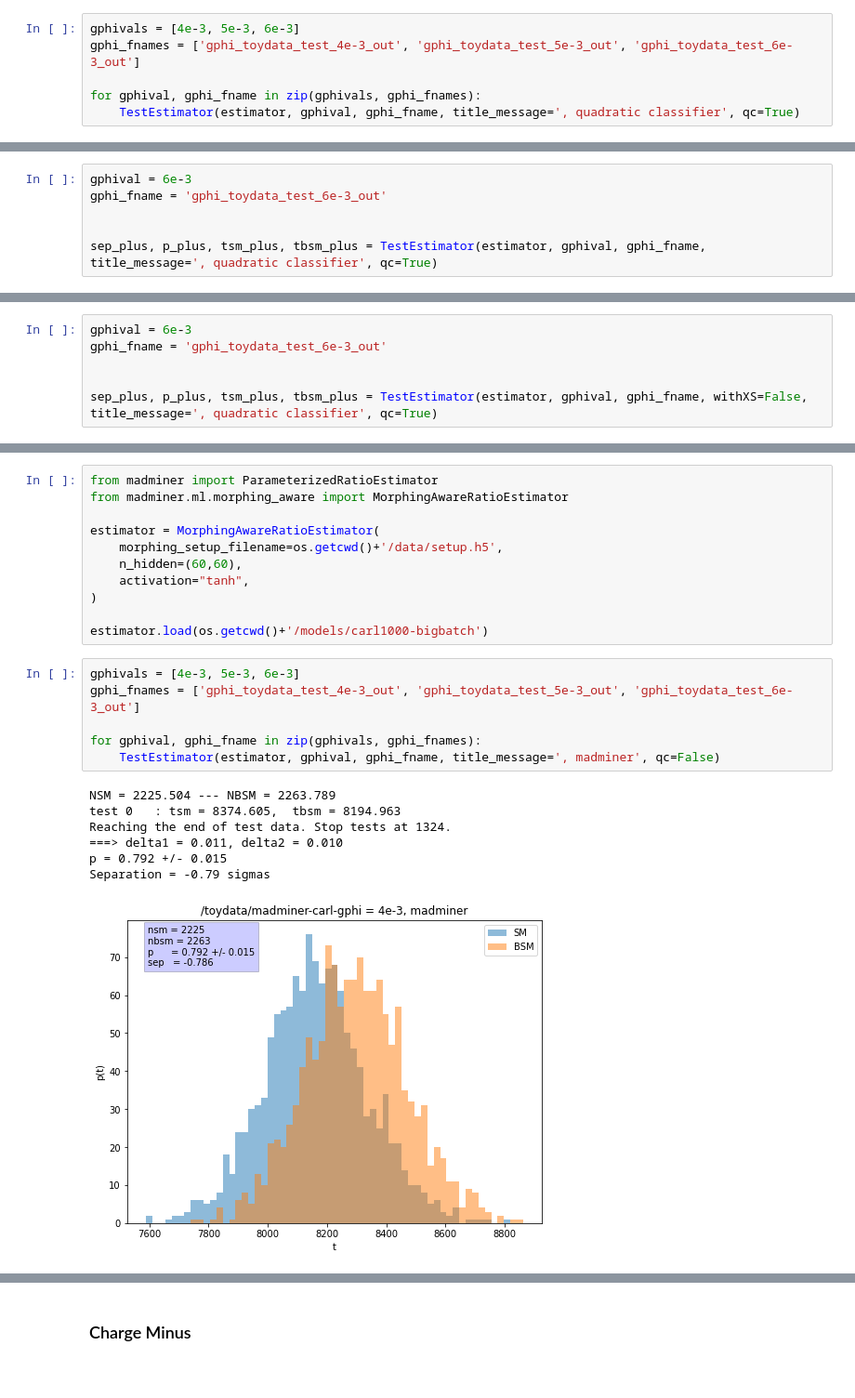
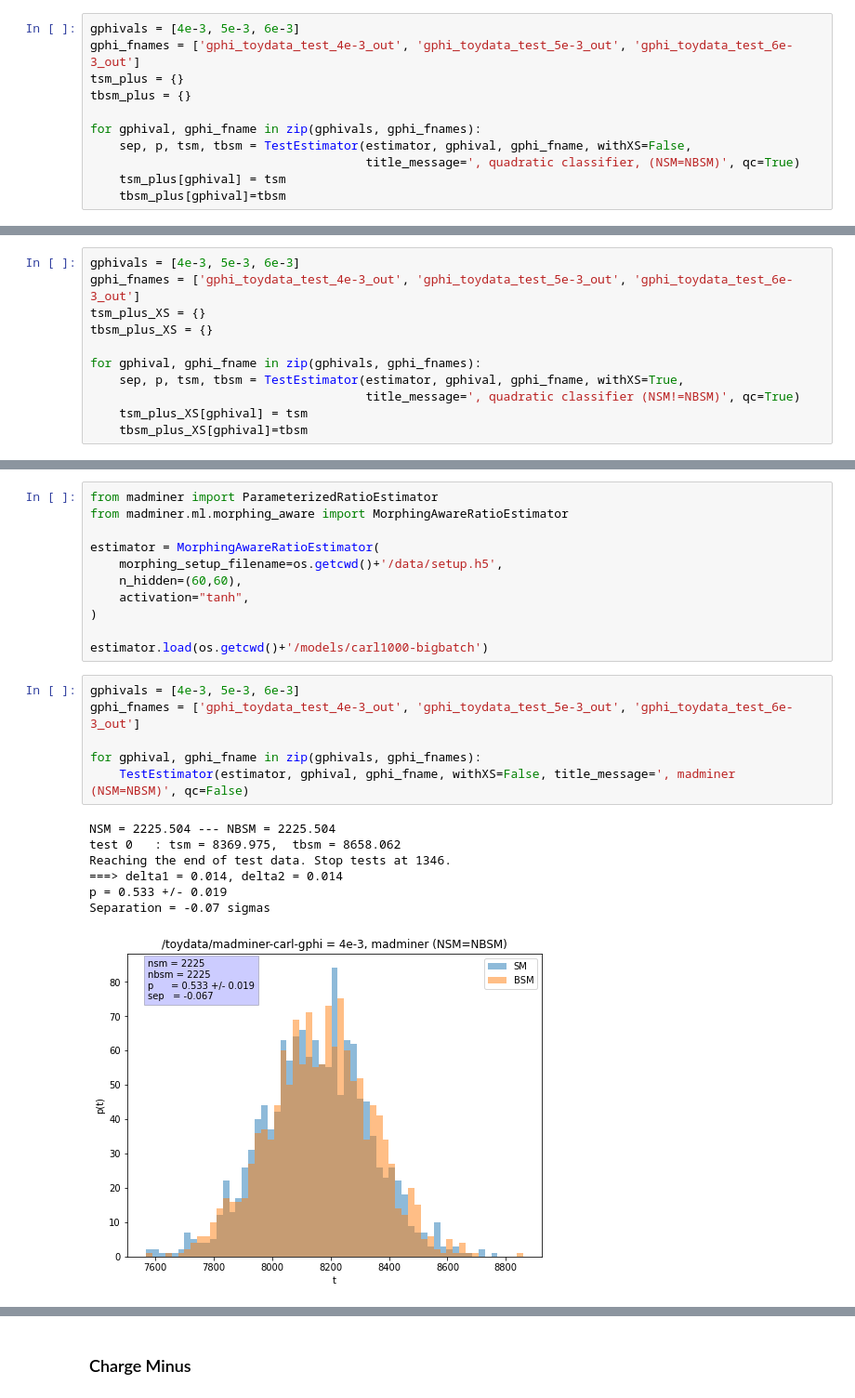
Before and after one commit to johannbrehmer/madminer, a Jupyter notebook: examples/tutorial_particle_physics/TestEstimator-Light.ipynb, the cells around one changed output, grey strips where cells are left out. Shown: that part at 93% size. Drawn from its saved outputs; the diff is of its cells as text.

```diff
--- a/examples/tutorial_particle_physics/TestEstimator-Light.ipynb
+++ b/examples/tutorial_particle_physics/TestEstimator-Light.ipynb
@@ -329,7 +301,12 @@ Path: /madminer/madminer/examples/tutorial_particle_physics/models/ChPgphi_16.pt
 # %%
 gphivals = [4e-3, 5e-3, 6e-3]
 gphi_fnames = ['gphi_toydata_test_4e-3_out', 'gphi_toydata_test_5e-3_out', 'gphi_toydata_test_6e-3_out']
+tsm_plus = {}
+tbsm_plus = {}
 
 for gphival, gphi_fname in zip(gphivals, gphi_fnames):
-    TestEstimator(estimator, gphival, gphi_fname, title_message=', quadratic classifier', qc=True)
+    sep, p, tsm, tbsm = TestEstimator(estimator, gphival, gphi_fname, withXS=False,
+                                      title_message=', quadratic classifier, (NSM=NBSM)', qc=True)
+    tsm_plus[gphival] = tsm
+    tbsm_plus[gphival]=tbsm
 # %% [output]
@@ -362,6 +338,0 @@ Partial test after 0 epochs (took 6.30 seconds)
-# %%
-gphival = 6e-3
-gphi_fname = 'gphi_toydata_test_6e-3_out'
-
-
-sep_plus, p_plus, tsm_plus, tbsm_plus = TestEstimator(estimator, gphival, gphi_fname, title_message=', quadratic classifier', qc=True)
@@ -377,6 +338,0 @@ Partial test after 0 epochs (took 6.33 seconds)
-# %%
-gphival = 6e-3
-gphi_fname = 'gphi_toydata_test_6e-3_out'
-
-
-sep_plus, p_plus, tsm_plus, tbsm_plus = TestEstimator(estimator, gphival, gphi_fname, withXS=False, title_message=', quadratic classifier', qc=True)
@@ -391,0 +339,11 @@ Partial test after 0 epochs (took 6.41 seconds)
+# %%
+gphivals = [4e-3, 5e-3, 6e-3]
+gphi_fnames = ['gphi_toydata_test_4e-3_out', 'gphi_toydata_test_5e-3_out', 'gphi_toydata_test_6e-3_out']
+tsm_plus_XS = {}
+tbsm_plus_XS = {}
+
+for gphival, gphi_fname in zip(gphivals, gphi_fnames):
+    sep, p, tsm, tbsm = TestEstimator(estimator, gphival, gphi_fname, withXS=True,
+                                      title_message=', quadratic classifier (NSM!=NBSM)', qc=True)
+    tsm_plus_XS[gphival] = tsm
+    tbsm_plus_XS[gphival]=tbsm
@@ -403,14 +388,14 @@ estimator.load(os.getcwd()+'/models/carl1000-bigbatch')
 # %%
 gphivals = [4e-3, 5e-3, 6e-3]
 gphi_fnames = ['gphi_toydata_test_4e-3_out', 'gphi_toydata_test_5e-3_out', 'gphi_toydata_test_6e-3_out']
 
 for gphival, gphi_fname in zip(gphivals, gphi_fnames):
-    TestEstimator(estimator, gphival, gphi_fname, title_message=', madminer', qc=False)
+    TestEstimator(estimator, gphival, gphi_fname, withXS=False, title_message=', madminer (NSM=NBSM)', qc=False)
 # %% [output]
-NSM = 2225.504 --- NBSM = 2263.789
-test 0   : tsm = 8374.605,  tbsm = 8194.963
-Reaching the end of test data. Stop tests at 1324.
-===> delta1 = 0.011, delta2 = 0.010
-p = 0.792 +/- 0.015
-Separation = -0.79 sigmas
+NSM = 2225.504 --- NBSM = 2225.504
+test 0   : tsm = 8369.975,  tbsm = 8658.062
+Reaching the end of test data. Stop tests at 1346.
+===> delta1 = 0.014, delta2 = 0.014
+p = 0.533 +/- 0.019
+Separation = -0.07 sigmas
-[figure, old version]
+[figure, new version]
```
Also changed, not shown: parts of 17 cells of this notebook, 1 other file.
